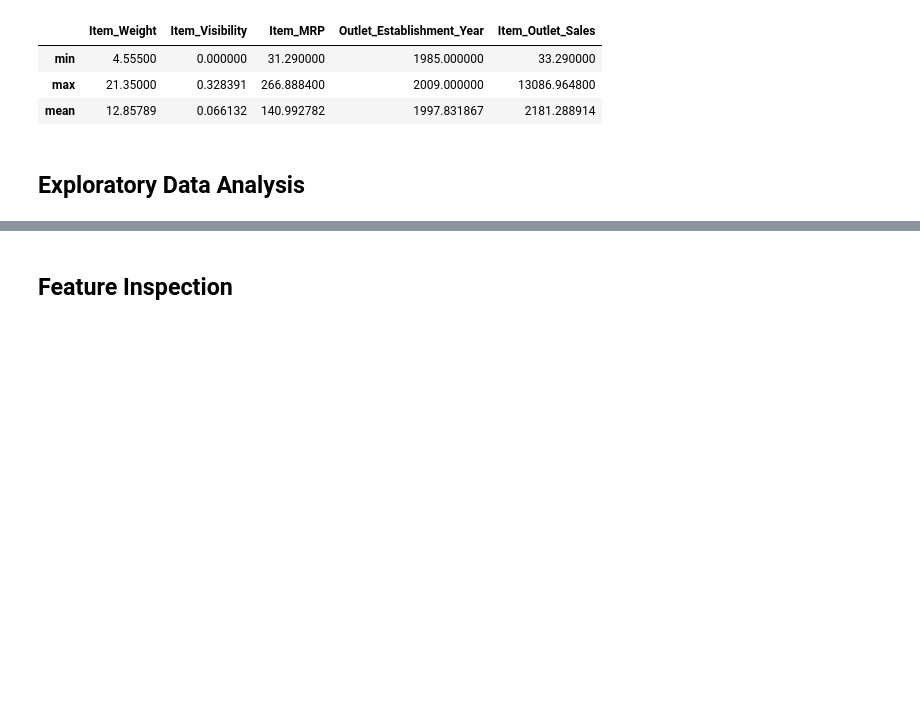
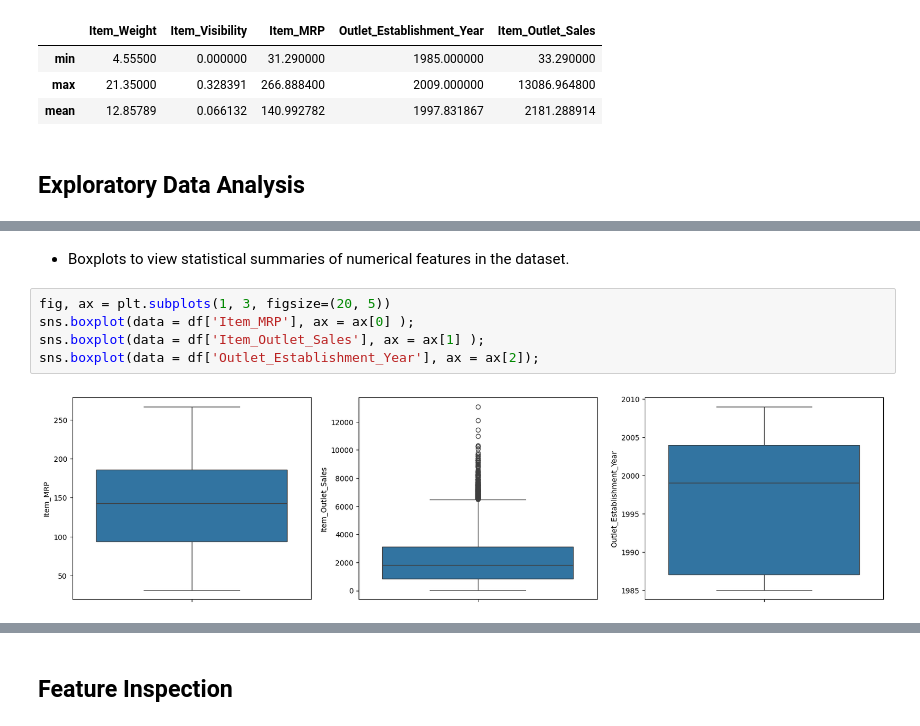
Before and after one commit to talaabusoud/Prediction-of-Product-Sales, a Jupyter notebook: Prediction_of_Product_Sales.ipynb, the cells around one changed output, grey strips where cells are left out. Cells and saved outputs as stored; diff of their text form; blank space fills up the shorter version.

```diff
--- a/Prediction_of_Product_Sales.ipynb
+++ b/Prediction_of_Product_Sales.ipynb
@@ -280,0 +323,9 @@ numerical_cols.agg(['min', 'max', 'mean'])
+# %% [markdown]
+* Boxplots to view statistical summaries of numerical features in the dataset.
+# %%
+fig, ax = plt.subplots(1, 3, figsize=(20, 5))
+sns.boxplot(data = df['Item_MRP'], ax = ax[0] );
+sns.boxplot(data = df['Item_Outlet_Sales'], ax = ax[1] );
+sns.boxplot(data = df['Outlet_Establishment_Year'], ax = ax[2]);
+# %% [output]
+[figure, added]
```
Also changed, not shown: parts of 30 cells of this notebook.
